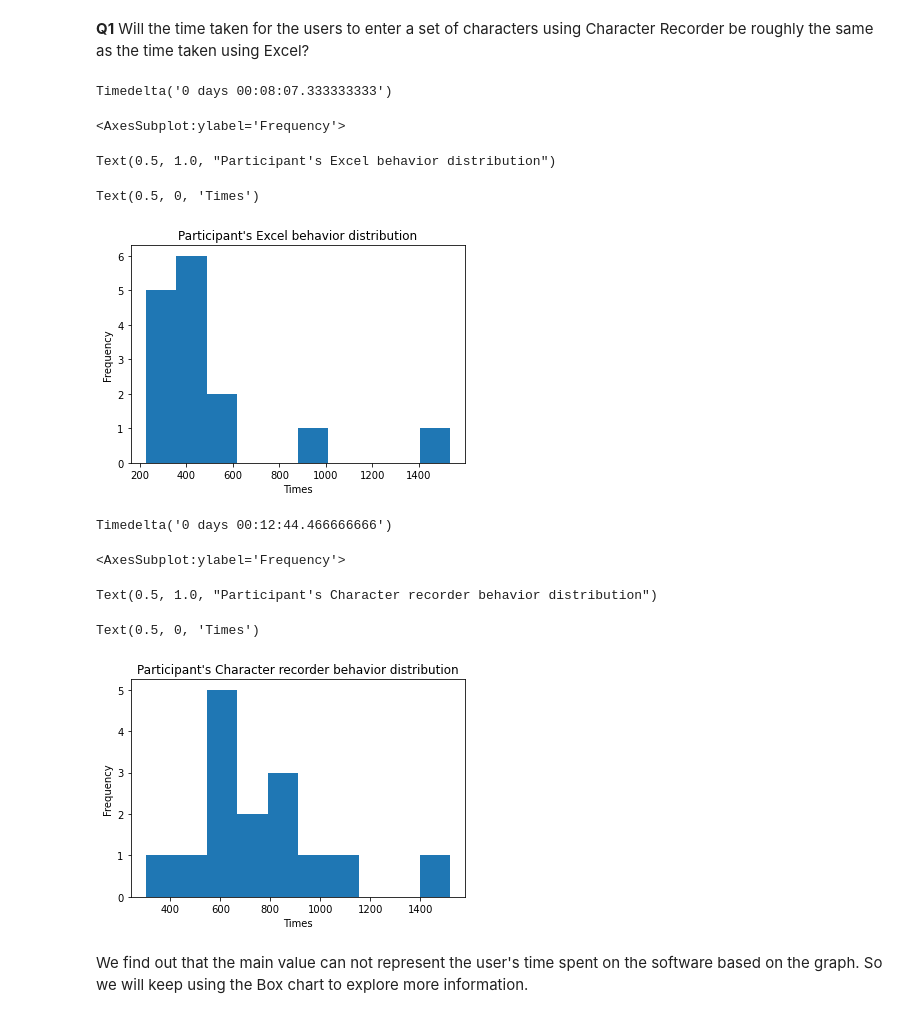
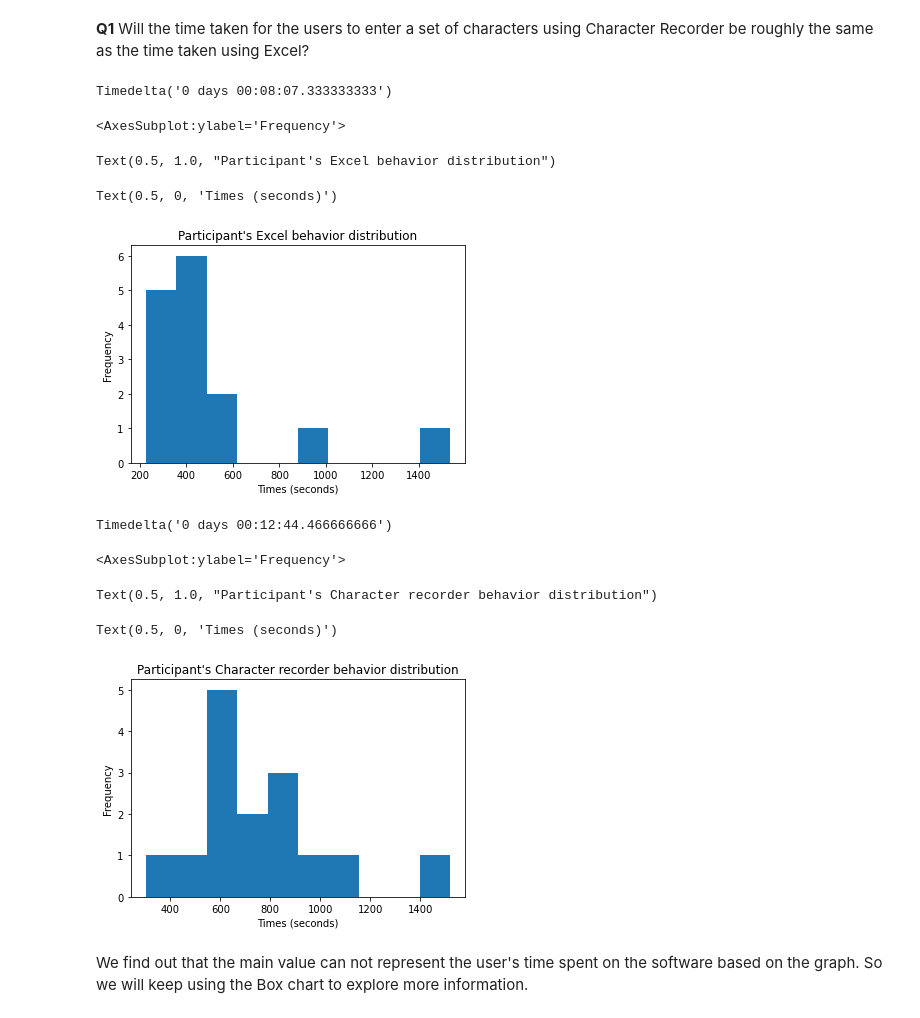
Before and after one commit to YuxuanZhou1/Character-Recorder-DA, a Jupyter notebook: Guiding research question.ipynb, the cells around one changed output. Drawn from its saved outputs; the diff is of its cells as text; code cells hidden in the pictures.

```diff
--- a/Guiding research question.ipynb
+++ b/Guiding research question.ipynb
@@ -15,31 +17,31 @@ CR = pd.to_datetime(PA["end.2"][9:]) - pd.to_datetime(PA["start.2"][9:])
 # %%
 EX.mean()
 EX.astype('timedelta64[s]').plot.hist()
 
 plt.title("Participant's Excel behavior distribution")
-plt.xlabel("Times")
+plt.xlabel("Times (seconds)")
 plt.savefig(os.path.join('Pics/Guilding Analysis/EX-behavior.png'), dpi=300, format='png', bbox_inches='tight')
 plt.show()
 # %% [output]
 Timedelta('0 days 00:08:07.333333333')
 <AxesSubplot:ylabel='Frequency'>
 Text(0.5, 1.0, "Participant's Excel behavior distribution")
-Text(0.5, 0, 'Times')
+Text(0.5, 0, 'Times (seconds)')
-[figure, old version]
+[figure, new version]
 # %%
 CR.mean()
 CR.astype('timedelta64[s]').plot.hist()
 
 plt.title("Participant's Character recorder behavior distribution")
-plt.xlabel("Times")
+plt.xlabel("Times (seconds)")
 plt.savefig(os.path.join('Pics/Guilding Analysis/CR-behavior.png'), dpi=300, format='png', bbox_inches='tight')
 plt.show()
 # %% [output]
 Timedelta('0 days 00:12:44.466666666')
 <AxesSubplot:ylabel='Frequency'>
 Text(0.5, 1.0, "Participant's Character recorder behavior distribution")
-Text(0.5, 0, 'Times')
+Text(0.5, 0, 'Times (seconds)')
-[figure, old version]
+[figure, new version]
 # %% [markdown]
 We find out that the main value can not represent the user's time spent on the software based on the graph. So we will keep using the Box chart to explore more information.
 # %%
```
Also changed, not shown: parts of 25 cells of this notebook, 6 other files.
